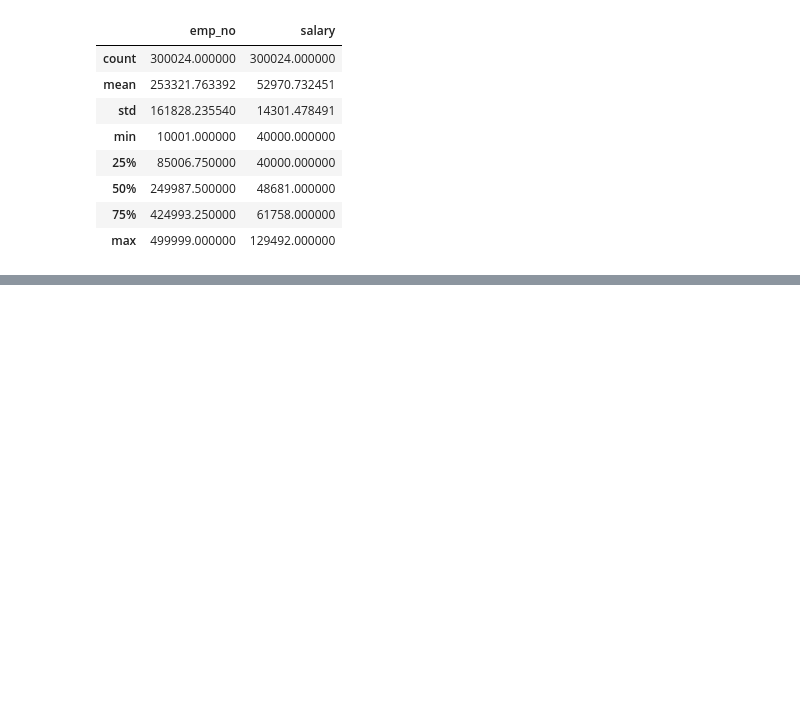
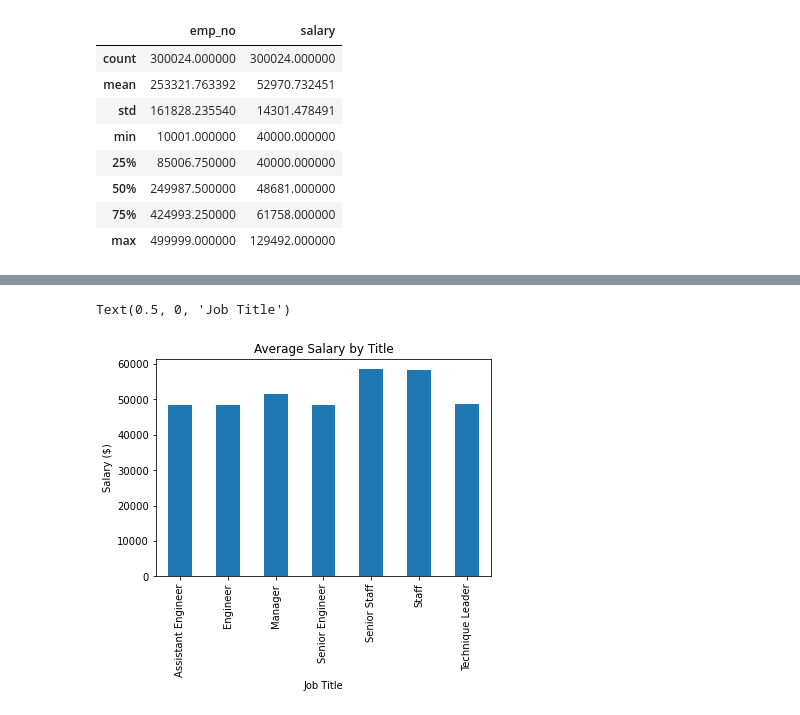
Before and after one commit to stellakk75/SQL-challenge, a Jupyter notebook: SQL_challenge_bonus.ipynb, the cells around one changed output, grey strips where cells are left out. Drawn from its saved outputs; the diff is of its cells as text; code cells hidden in the pictures; blank space fills up the shorter version.

```diff
--- a/SQL_challenge_bonus.ipynb
+++ b/SQL_challenge_bonus.ipynb
@@ -54,0 +50,9 @@ df.describe()
+# %%
+#Create a specific query and read to dataframe
+query = "select * from employees"
+employees = pd.read_sql_query(query, connection)
+employees
+# %%
+#merge employees and salaries table based on employee no
+result = pd.merge(employees, df, how='left', on = 'emp_no')
+result
@@ -54,0 +73,4 @@ df.describe()
+# %%
+#merge previous table with titles based on title id
+result2 = pd.merge(result, titles, how ='inner', left_on ='emp_title_id', right_on = 'title_id')
+result2
@@ -54,0 +91,4 @@ df.describe()
+# %%
+#group the merged table by title and calculate average salary
+grouped_result = result2.groupby(['title']).mean()['salary']
+grouped_result
@@ -54,0 +105,9 @@ df.describe()
+# %%
+#plot barchart
+ax = grouped_result.plot(kind='bar')
+ax.set_title('Average Salary by Title')
+ax.set_ylabel('Salary ($)')
+ax.set_xlabel('Job Title')
+# %% [output]
+Text(0.5, 0, 'Job Title')
+[figure, added]
```
Also changed, not shown: parts of 9 cells of this notebook, 2 other files.
